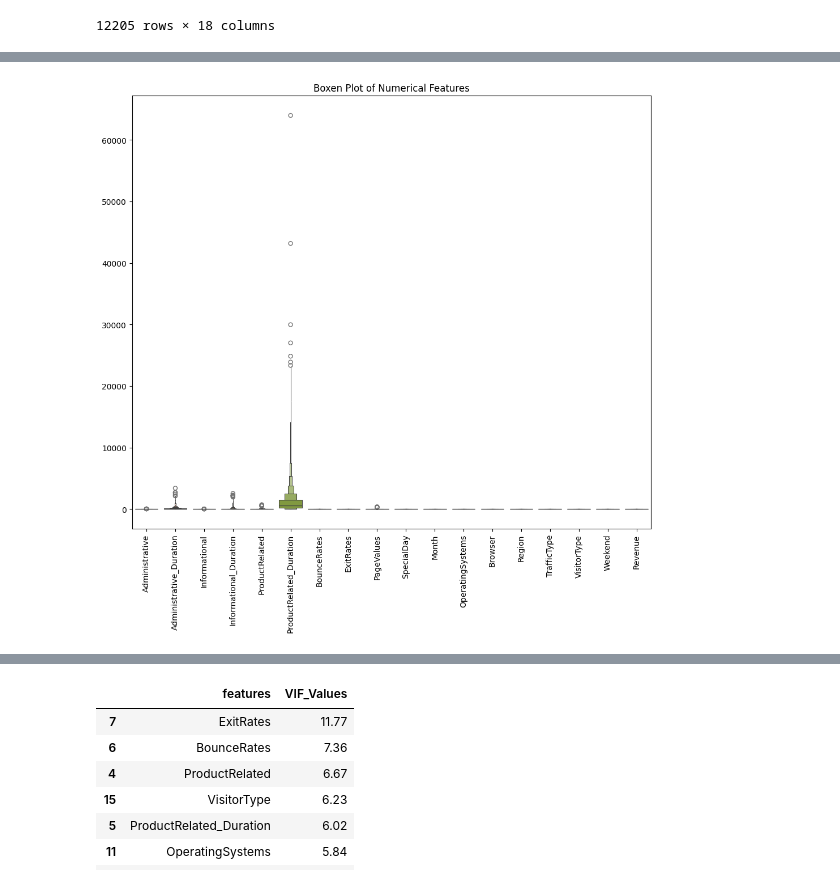
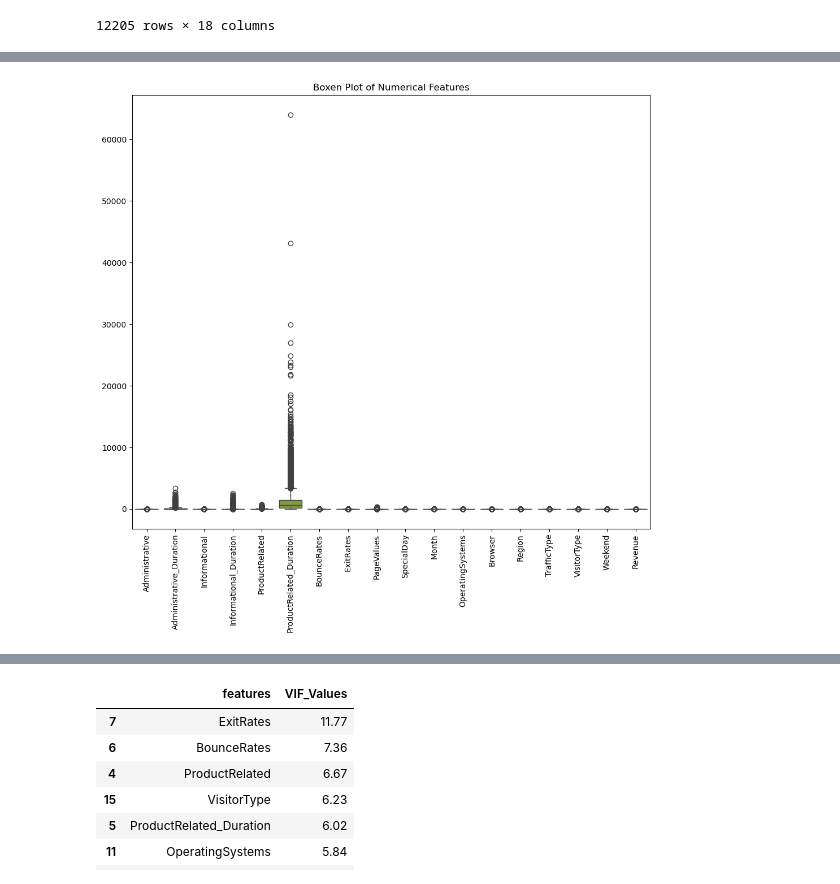
Before and after one commit to Arbajshaikh7030/Online_Shoppers_Purchasing_Intention, a Jupyter notebook: project_of_ML.ipynb, the cells around one changed output, grey strips where cells are left out. Cells and saved outputs as stored; diff of their text form; code cells hidden in the pictures.

```diff
--- a/project_of_ML.ipynb
+++ b/project_of_ML.ipynb
@@ -179,13 +186,13 @@ report
 | 16 | Weekend | 0.0 | 1.000000 | 0.232603 | 0 0 Name: Weekend, dtype: int64 | 0.000000 | 0.000000 | 0.000000 | 0.422509 | 1.265962 | ... |
 | 17 | Revenue | 0.0 | 1.000000 | 0.154745 | 0 0 Name: Revenue, dtype: int64 | 0.000000 | 0.000000 | 0.000000 | 0.361676 | 1.909509 | ... |
 # %%
-# Checking BoxenPlot
+# Checking Outliers Using BoxPlot
 plt.figure(figsize=(10, 10))
-sns.boxenplot(data= df)
+sns.boxplot(data= df)
 
 plt.xticks(rotation = 90)
 plt.title("Boxen Plot of Numerical Features")
 plt.tight_layout()
 plt.show()
 # %% [output]
-[figure, old version]
+[figure, new version]
```
Also changed, not shown: parts of 16 cells of this notebook, 1 other file.
